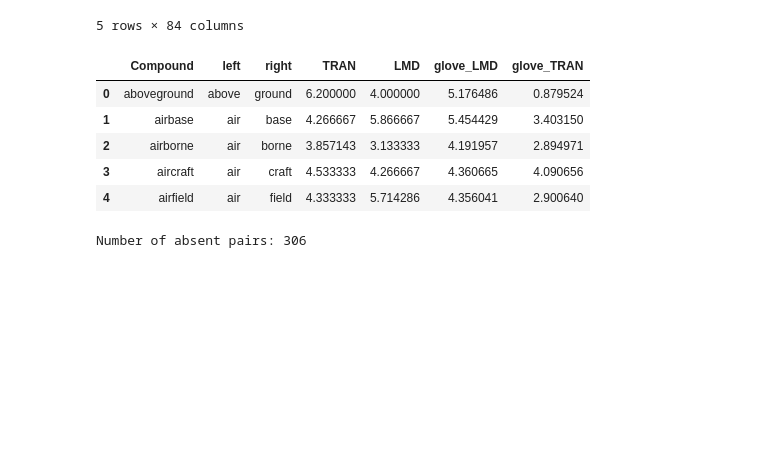
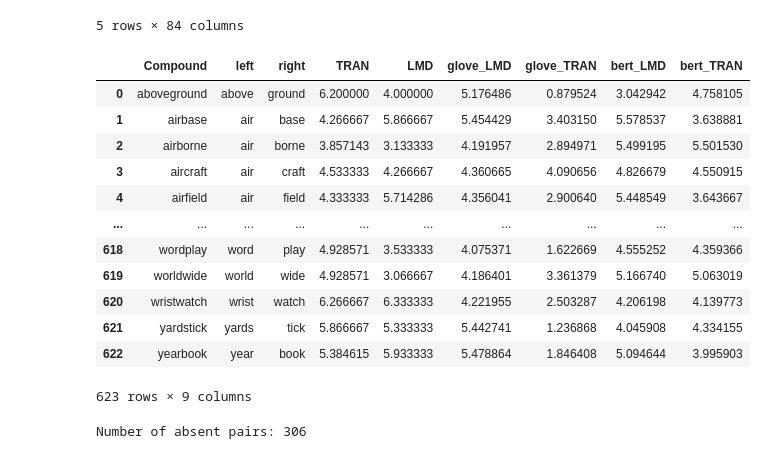
Before and after one commit to PranavAga/compounds-analysis, a Jupyter notebook: frequency.ipynb, the cells around one changed output. Drawn from its saved outputs; the diff is of its cells as text; code cells hidden in the pictures; blank space fills up the shorter version.

```diff
--- a/frequency.ipynb
+++ b/frequency.ipynb
@@ -30,14 +30,26 @@ ladec_df.head()
 # %%
 # Load the CSV data
 compounds_glove_df = pd.read_csv("./data/compounds_glove.csv")
-compounds_glove_df.head()
+compounds_bert_df = pd.read_csv("./data/compounds_bert.csv")
+compounds_df = pd.merge(
+    compounds_glove_df, compounds_bert_df,
+    on=['Compound','left','right', 'TRAN', 'LMD'], how='inner'
+)
+compounds_df
 # %% [output]
-|  | Compound | left | right | TRAN | LMD | glove_LMD | glove_TRAN |
-| 0 | aboveground | above | ground | 6.200000 | 4.000000 | 5.176486 | 0.879524 |
-| 1 | airbase | air | base | 4.266667 | 5.866667 | 5.454429 | 3.403150 |
-| 2 | airborne | air | borne | 3.857143 | 3.133333 | 4.191957 | 2.894971 |
-| 3 | aircraft | air | craft | 4.533333 | 4.266667 | 4.360665 | 4.090656 |
-| 4 | airfield | air | field | 4.333333 | 5.714286 | 4.356041 | 2.900640 |
+|  | Compound | left | right | TRAN | LMD | glove_LMD | glove_TRAN | bert_LMD | bert_TRAN |
+| 0 | aboveground | above | ground | 6.200000 | 4.000000 | 5.176486 | 0.879524 | 3.042942 | 4.758105 |
+| 1 | airbase | air | base | 4.266667 | 5.866667 | 5.454429 | 3.403150 | 5.578537 | 3.638881 |
+| 2 | airborne | air | borne | 3.857143 | 3.133333 | 4.191957 | 2.894971 | 5.499195 | 5.501530 |
+| 3 | aircraft | air | craft | 4.533333 | 4.266667 | 4.360665 | 4.090656 | 4.826679 | 4.550915 |
+| 4 | airfield | air | field | 4.333333 | 5.714286 | 4.356041 | 2.900640 | 5.448549 | 3.643667 |
+| ... | ... | ... | ... | ... | ... | ... | ... | ... | ... |
+| 618 | wordplay | word | play | 4.928571 | 3.533333 | 4.075371 | 1.622669 | 4.555252 | 4.359366 |
+| 619 | worldwide | world | wide | 4.928571 | 3.066667 | 4.186401 | 3.361379 | 5.166740 | 5.063019 |
+| 620 | wristwatch | wrist | watch | 6.266667 | 6.333333 | 4.221955 | 2.503287 | 4.206198 | 4.139773 |
+| 621 | yardstick | yards | tick | 5.866667 | 5.333333 | 5.442741 | 1.236868 | 4.045908 | 4.334155 |
+| 622 | yearbook | year | book | 5.384615 | 5.933333 | 5.478864 | 1.846408 | 5.094644 | 3.995903 |
+623 rows × 9 columns
 # %%
 # Find the index of the rows which dont have a pair of words in the LADEC dataset
 absent_pairs = []
```
Also changed, not shown: parts of 14 cells of this notebook, 6 other files.
